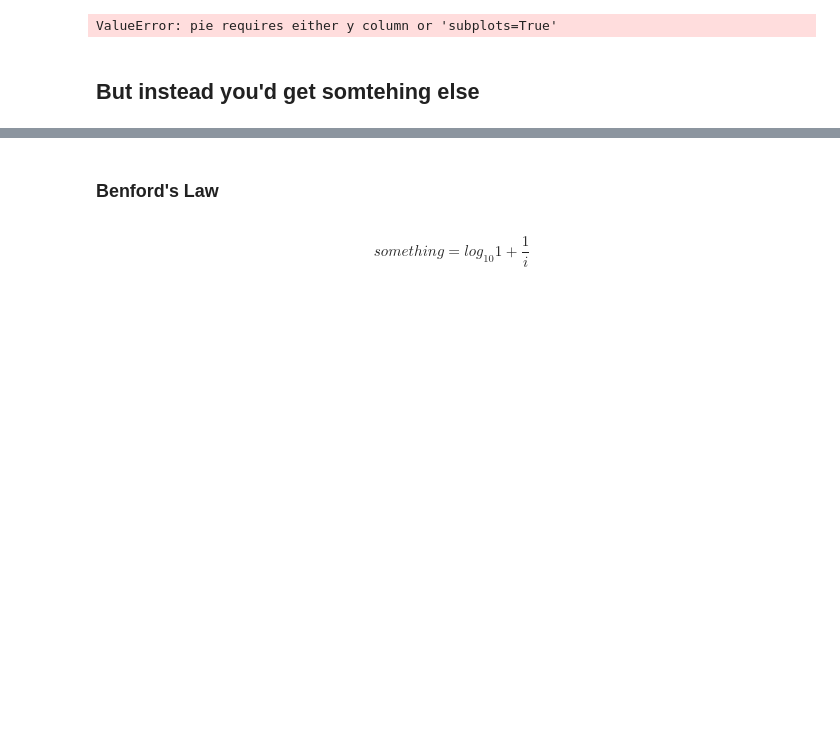
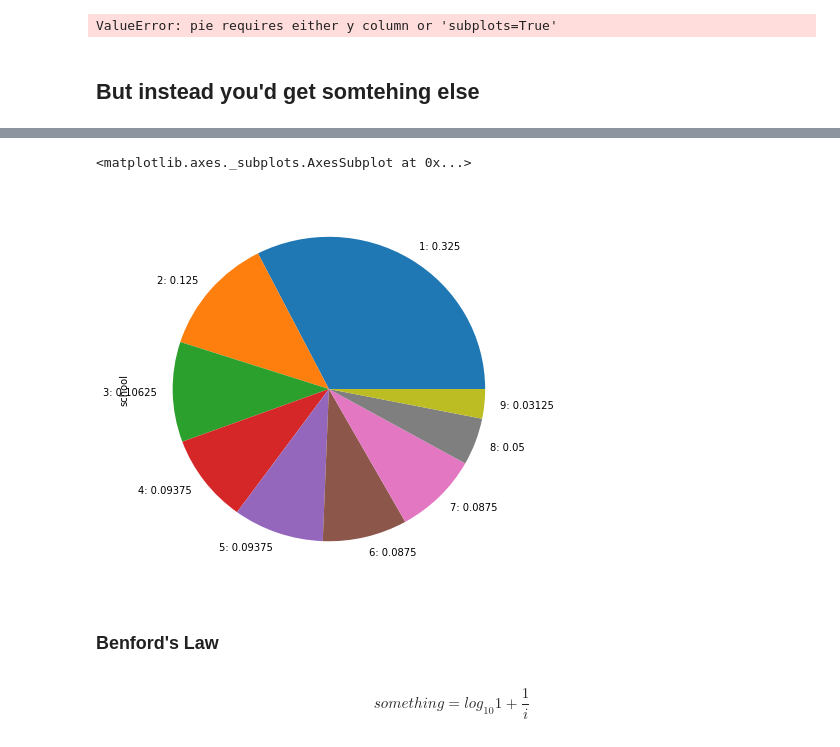
Before and after one commit to ssrosa/just_take_the_log, a Jupyter notebook: index.ipynb, the cells around one changed output, grey strips where cells are left out. Saved outputs shown, nothing was run; the diff lists cells and outputs as text; code cells hidden in the pictures; blank space fills up the shorter version.

```diff
--- a/index.ipynb
+++ b/index.ipynb
@@ -122,0 +135,3 @@ ValueError: pie requires either y column or 'subplots=True'
+# %%
+living.rename({'International Primary School, Yearly for 1 Child': 'school'},
+             axis = 1, inplace = True)
@@ -122,0 +182,3 @@ ValueError: pie requires either y column or 'subplots=True'
+# %%
+counts = living['school'].astype(str).str[0].value_counts()
+counts
@@ -122,0 +196,3 @@ ValueError: pie requires either y column or 'subplots=True'
+# %%
+frequencies = [f'{i}: {val / counts.sum()}' for i, val in counts.items()]
+frequencies
@@ -122,0 +209,5 @@ ValueError: pie requires either y column or 'subplots=True'
+# %%
+counts.plot(kind = 'pie', figsize = (7,7), labels = frequencies)
+# %% [output]
+<matplotlib.axes._subplots.AxesSubplot at 0x...>
+[figure, added]
```
Also changed, not shown: parts of 22 cells of this notebook.
